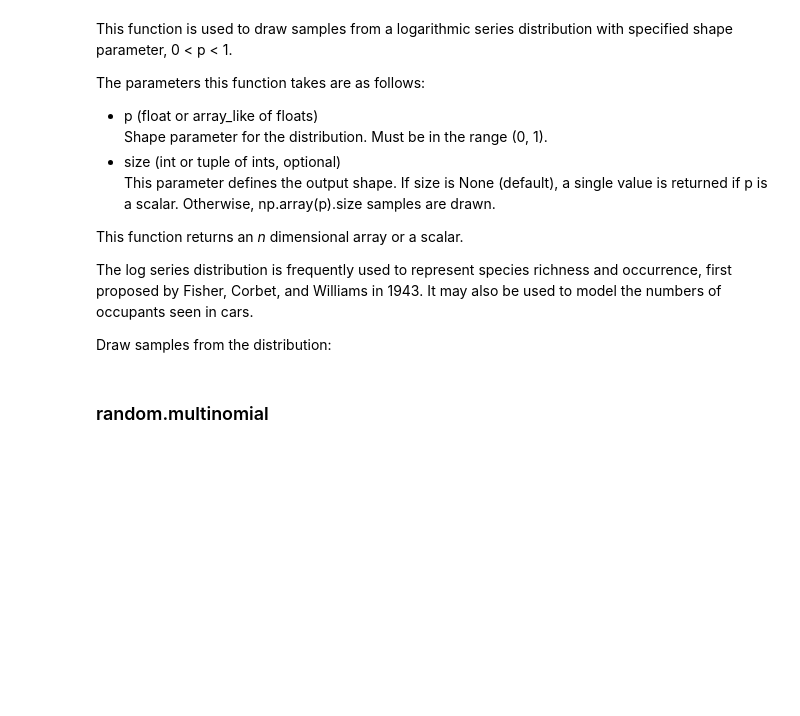
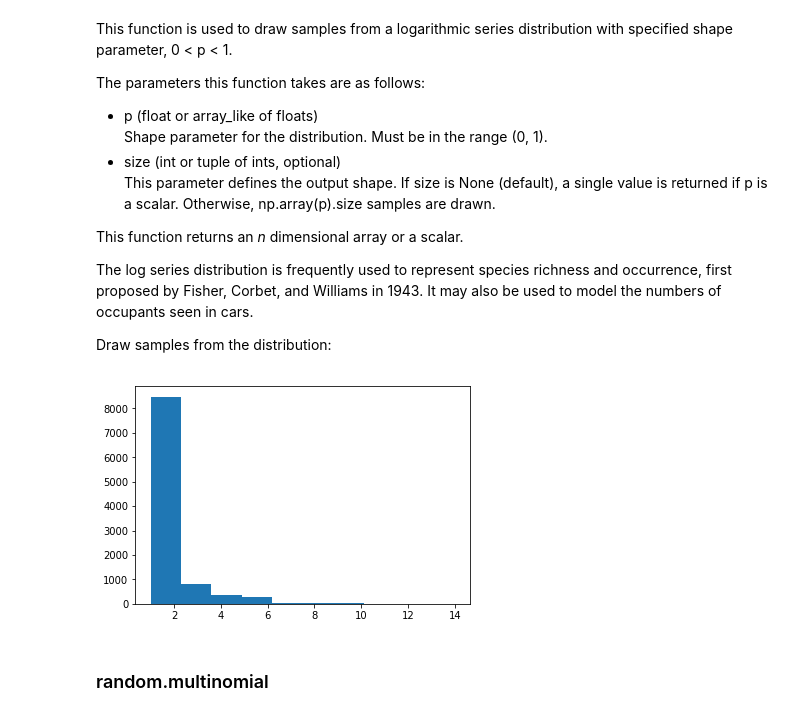
Before and after one commit to Trojan-Hawk/EmergingTechnologies_Project_2018, a Jupyter notebook: numpy-random.ipynb, the cells around one changed output. Saved outputs shown, nothing was run; the diff lists cells and outputs as text; code cells hidden in the pictures; blank space fills up the shorter version.

```diff
--- a/numpy-random.ipynb
+++ b/numpy-random.ipynb
@@ -764,14 +762,9 @@ Draw samples from the distribution:
 # %%
 a = .6
 s = np.random.logseries(a, 10000)
 count, bins, ignored = plt.hist(s)
-
-#plot against distribution
-
-def logseries(k, p):
-    return -p**k/(k*log(1-p))
-plt.plot(bins, logseries(bins, a)*count.max()/ logseries(bins, a).max(), 'r')
-plt.show()
+# %% [output]
+[figure, added]
 # %% [markdown]
 ### random.multinomial
 # %% [markdown]
```
Also changed, not shown: parts of 108 cells of this notebook.
